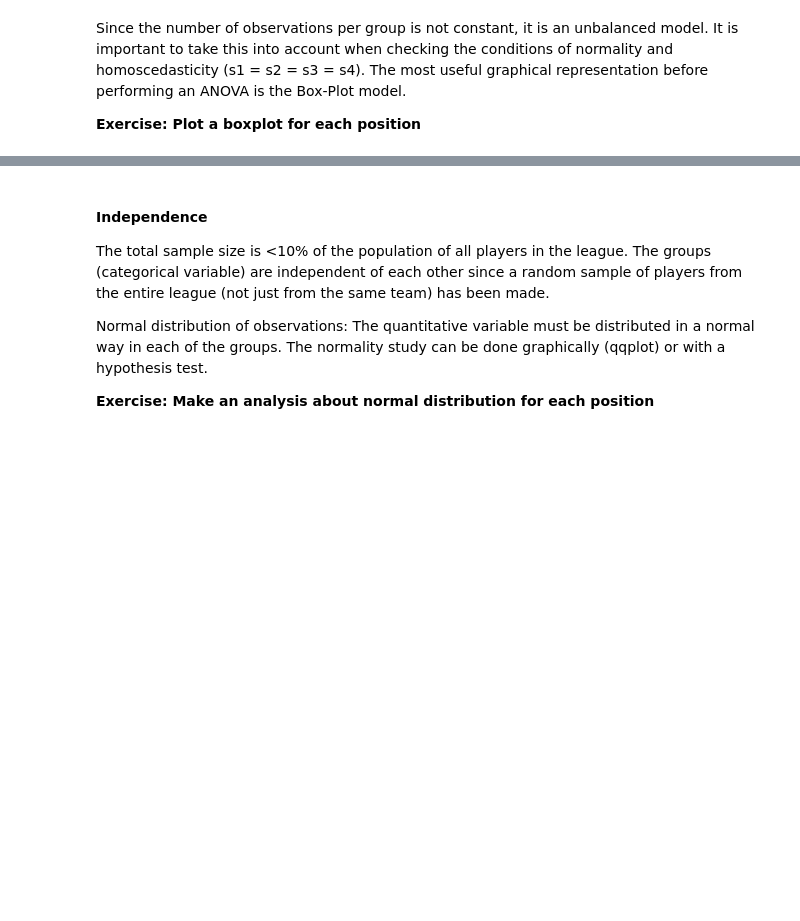
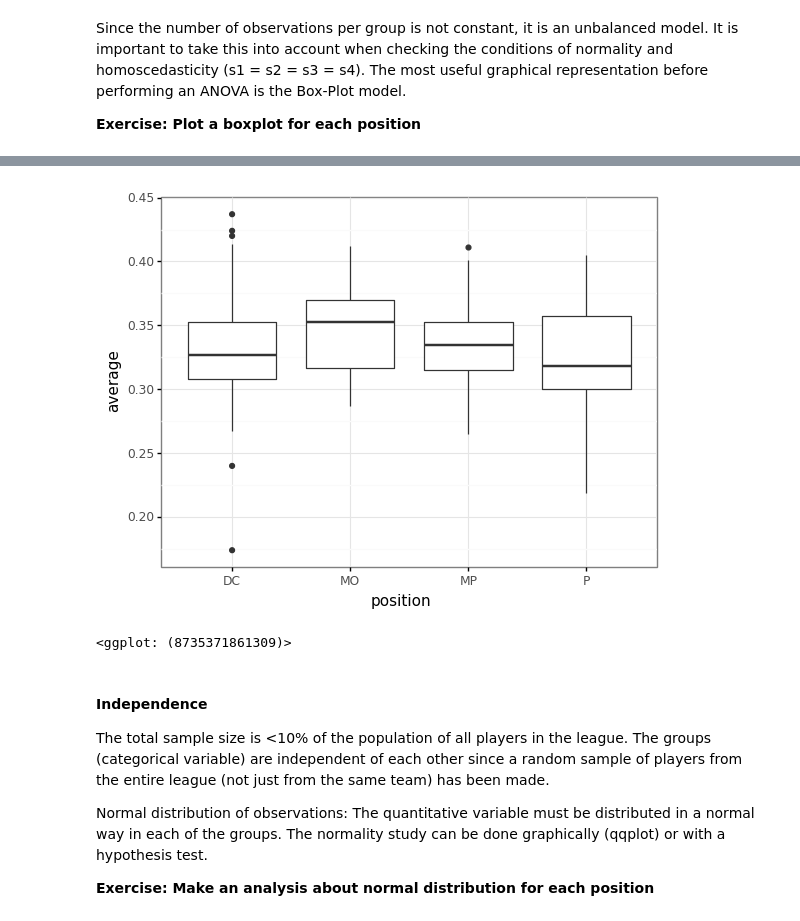
Before and after one commit to JuanAntonaccio/hypothesis-testing-exercises-project-with-python, a Jupyter notebook: notebook/problems.ipynb, the cells around one changed output, grey strips where cells are left out. Saved outputs shown, nothing was run; the diff lists cells and outputs as text; code cells hidden in the pictures; blank space fills up the shorter version.

```diff
--- a/notebook/problems.ipynb
+++ b/notebook/problems.ipynb
@@ -126,11 +126,13 @@ Since the number of observations per group is not constant, it is an unbalanced
 # %%
 # Boxplots
 # This is another way and popular package used in R (ggplot)
+#!pip3 install plotnine
 from plotnine import *
 
 (
     ggplot(my_data)  # What data to use
-    + aes(x="<<<FIXME>>>", y="average")  # What variable to use
+    + aes(x="position", y="average")  # What variable to use
     + geom_boxplot()  # Geometric object to use for drawing
     + theme_bw()
 )
+# %% [output]
@@ -137,3 +156,5 @@ from plotnine import *
+[figure, added]
+<ggplot: (8735371861309)>
 # %% [markdown]
 #### Independence
 
```
Also changed, not shown: parts of 1 cell of this notebook.
